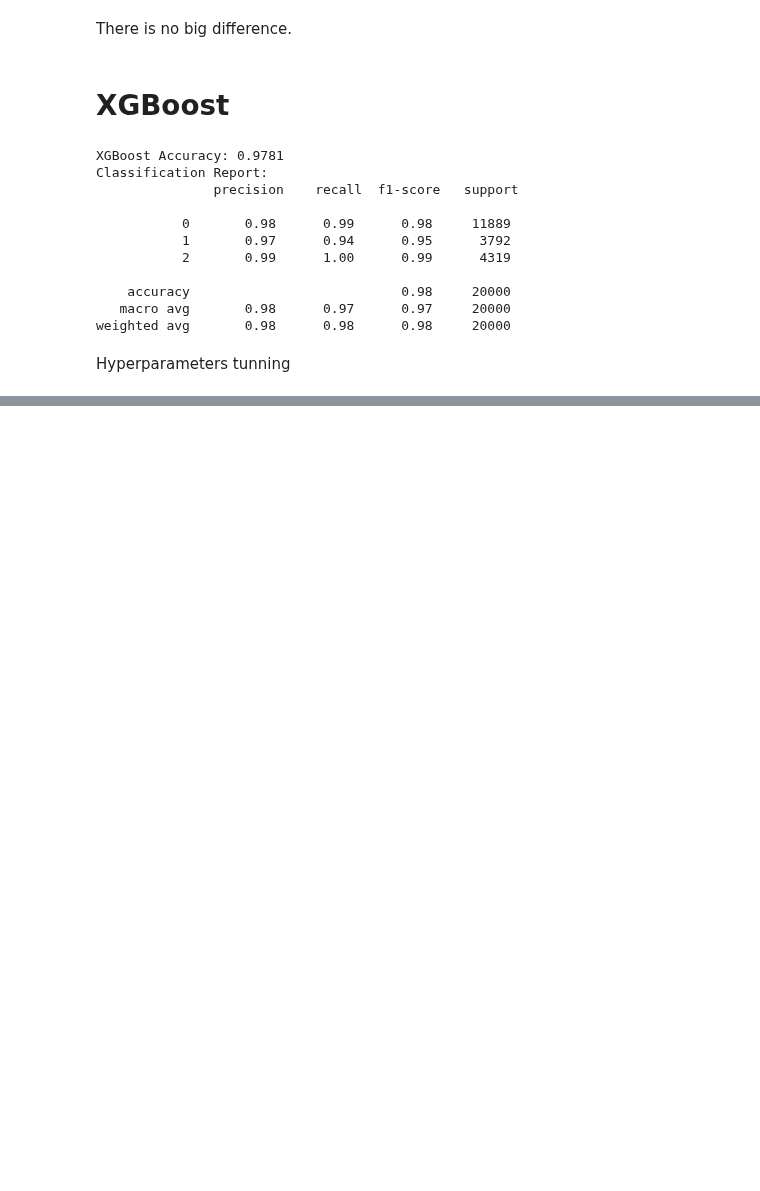
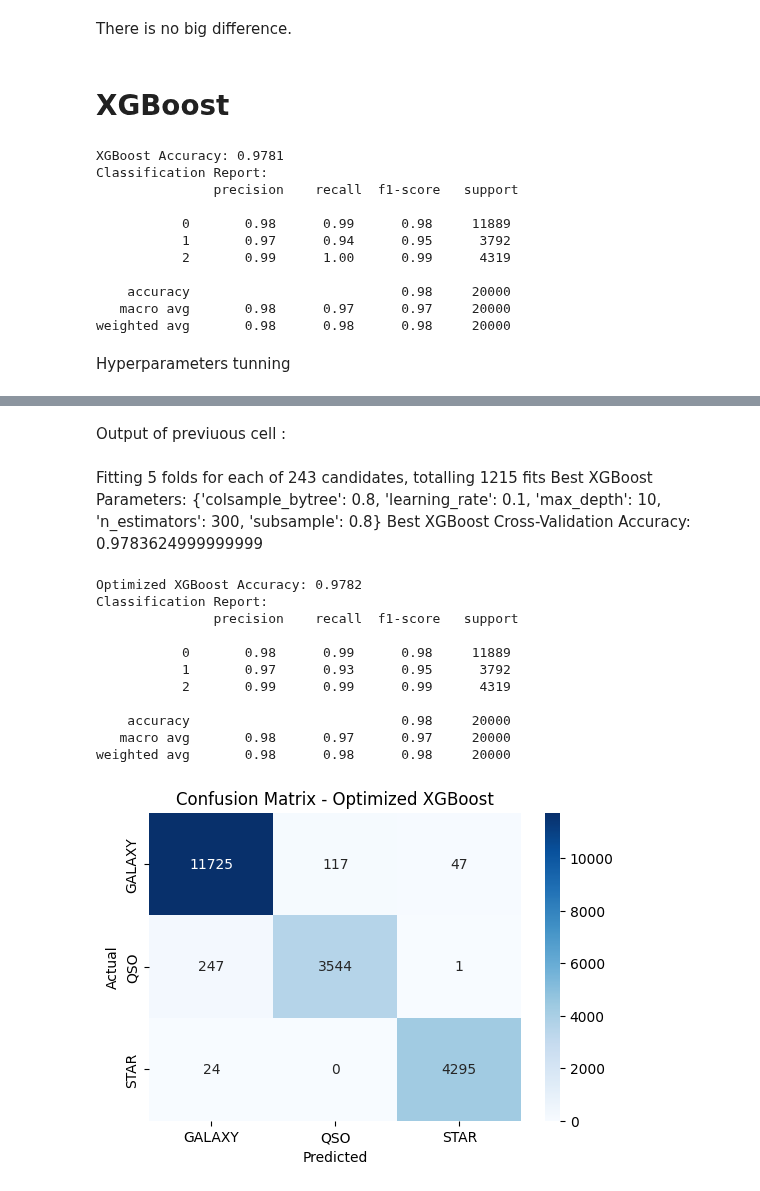
Before and after one commit to YassinTalhaoui/MA-Thesis-ML-Applied-to-stars, a Jupyter notebook: sdss-classification.ipynb, the cells around one changed output, grey strips where cells are left out. Drawn from its saved outputs; the diff is of its cells as text; code cells hidden in the pictures; blank space fills up the shorter version.

```diff
--- a/sdss-classification.ipynb
+++ b/sdss-classification.ipynb
@@ -473,0 +476,54 @@ Best XGBoost Cross-Validation Accuracy: 0.9783624999999999
+# %% [markdown]
+Output of previuous cell :
+# %% [markdown]
+Fitting 5 folds for each of 243 candidates, totalling 1215 fits
+Best XGBoost Parameters: {'colsample_bytree': 0.8, 'learning_rate': 0.1, 'max_depth': 10, 'n_estimators': 300, 'subsample': 0.8}
+Best XGBoost Cross-Validation Accuracy: 0.9783624999999999
+# %%
+from sklearn.metrics import accuracy_score, classification_report, confusion_matrix
+import seaborn as sns
+import matplotlib.pyplot as plt
+
+# Train the optimized XGBoost model with the best hyperparameters
+optimal_xgb = XGBClassifier(
+    n_estimators=300,
+    max_depth=10,
+    learning_rate=0.1,
+    subsample=0.8,
+    colsample_bytree=0.8,
+    random_state=42,
+)
+
+optimal_xgb.fit(X_train, y_train)
+
+# Predictions
+y_pred_xgb = optimal_xgb.predict(X_test)
+
+# Accuracy
+accuracy_xgb = accuracy_score(y_test, y_pred_xgb)
+print(f"Optimized XGBoost Accuracy: {accuracy_xgb:.4f}")
+
+# Classification Report
+print("Classification Report:\n", classification_report(y_test, y_pred_xgb))
+
+# Confusion Matrix
+cm_xgb = confusion_matrix(y_test, y_pred_xgb)
+plt.figure(figsize=(6,4))
+sns.heatmap(cm_xgb, annot=True, fmt="d", cmap="Blues", xticklabels=label_encoder.classes_, yticklabels=label_encoder.classes_)
+plt.xlabel("Predicted")
+plt.ylabel("Actual")
+plt.title("Confusion Matrix - Optimized XGBoost")
+plt.show()
+# %% [output]
+Optimized XGBoost Accuracy: 0.9782
+Classification Report:
+               precision    recall  f1-score   support
+
+           0       0.98      0.99      0.98     11889
+           1       0.97      0.93      0.95      3792
+           2       0.99      0.99      0.99      4319
+
+    accuracy                           0.98     20000
+   macro avg       0.98      0.97      0.97     20000
+weighted avg       0.98      0.98      0.98     20000
+[figure, added]
```
Also changed, not shown: parts of 8 cells of this notebook, 1 other file.
